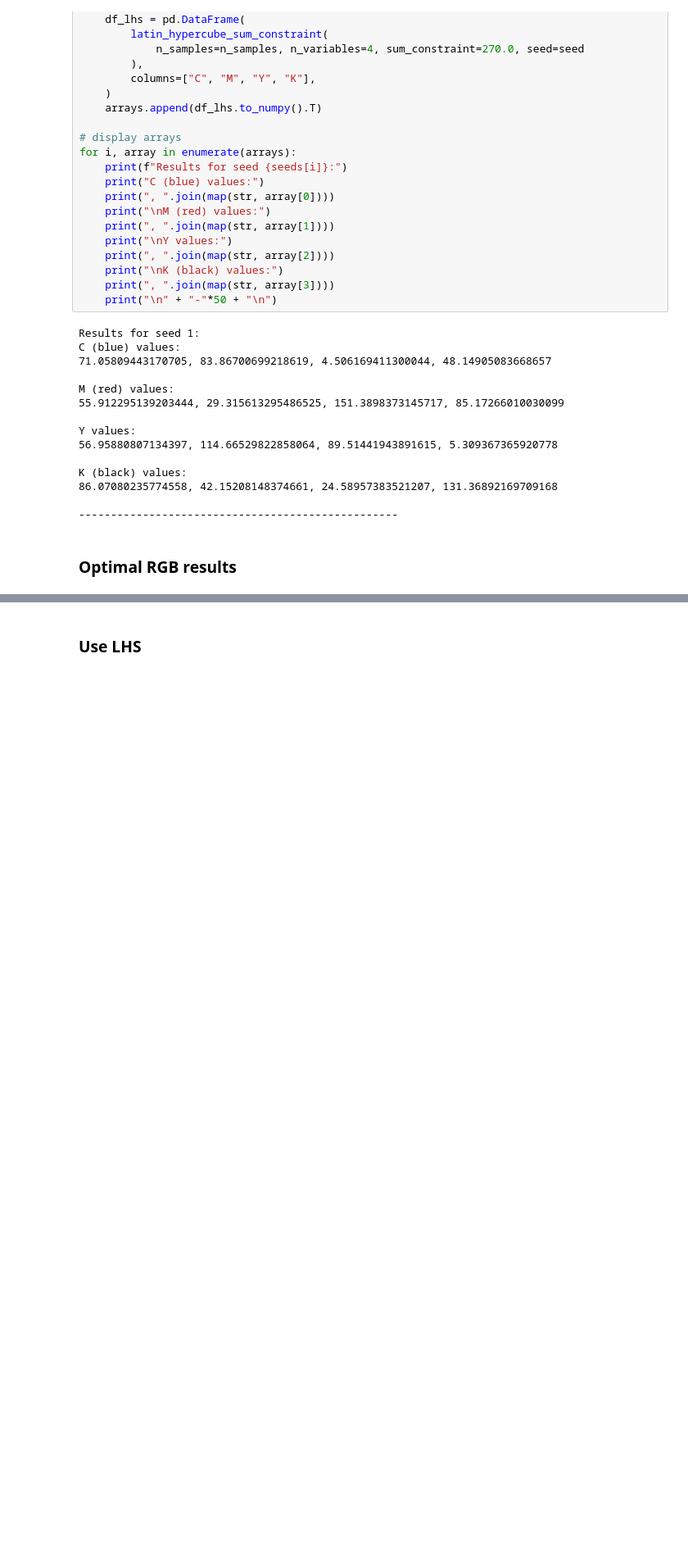
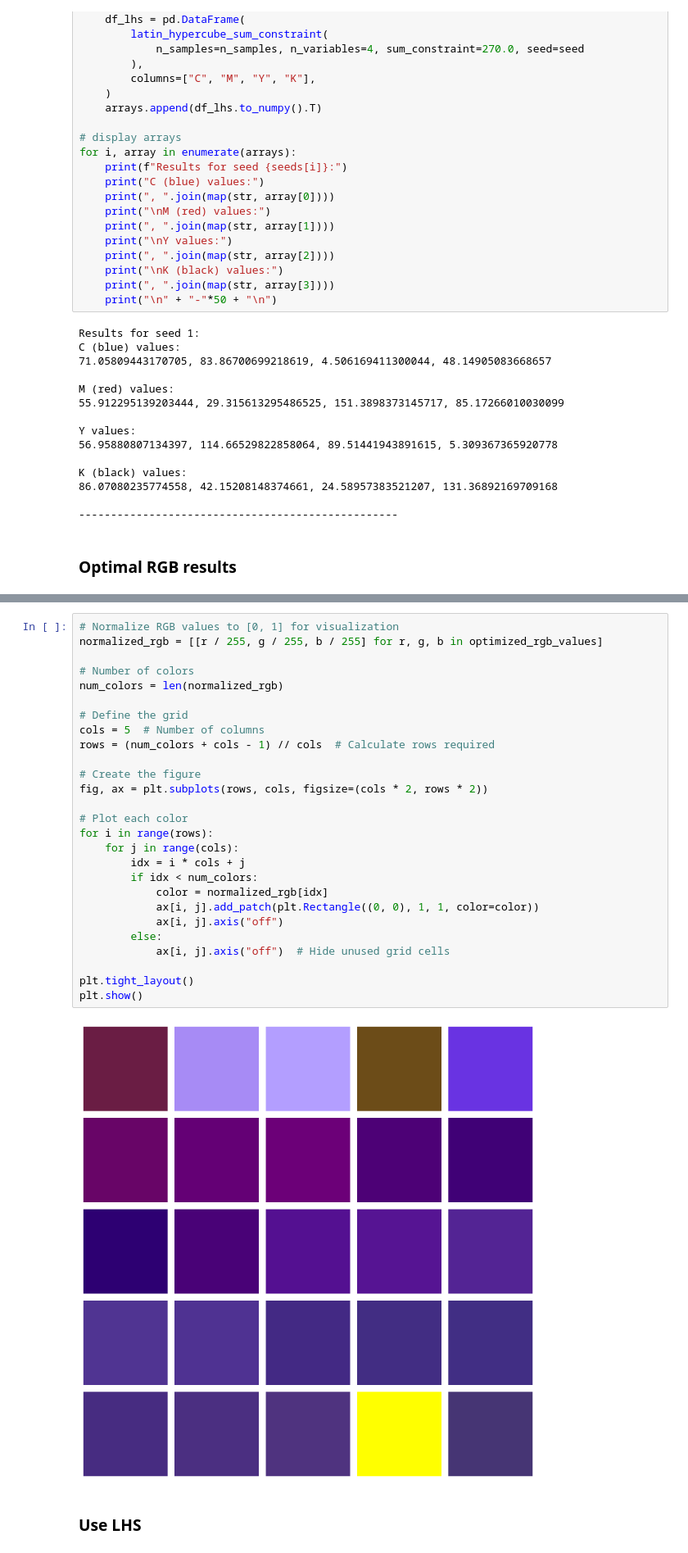
Before and after one commit to nrhemanth/mara-ref, a Jupyter notebook: BO/BO_VT/LHS_sampling.ipynb, the cells around one changed output, grey strips where cells are left out. Shown at 82% size. Drawn from its saved outputs; the diff is of its cells as text; blank space fills up the shorter version.

```diff
--- a/BO/BO_VT/LHS_sampling.ipynb
+++ b/BO/BO_VT/LHS_sampling.ipynb
@@ -196,4 +226,33 @@ optimized_rgb_values = [
 ]
+# %%
+# Normalize RGB values to [0, 1] for visualization
+normalized_rgb = [[r / 255, g / 255, b / 255] for r, g, b in optimized_rgb_values]
+
+# Number of colors
+num_colors = len(normalized_rgb)
+
+# Define the grid
+cols = 5  # Number of columns
+rows = (num_colors + cols - 1) // cols  # Calculate rows required
+
+# Create the figure
+fig, ax = plt.subplots(rows, cols, figsize=(cols * 2, rows * 2))
+
+# Plot each color
+for i in range(rows):
+    for j in range(cols):
+        idx = i * cols + j
+        if idx < num_colors:
+            color = normalized_rgb[idx]
+            ax[i, j].add_patch(plt.Rectangle((0, 0), 1, 1, color=color))
+            ax[i, j].axis("off")
+        else:
+            ax[i, j].axis("off")  # Hide unused grid cells
+
+plt.tight_layout()
+plt.show()
+# %% [output]
+[figure, added]
 # %% [markdown]
 ### Use LHS
 # %%
```
Also changed, not shown: parts of 3 cells of this notebook.
